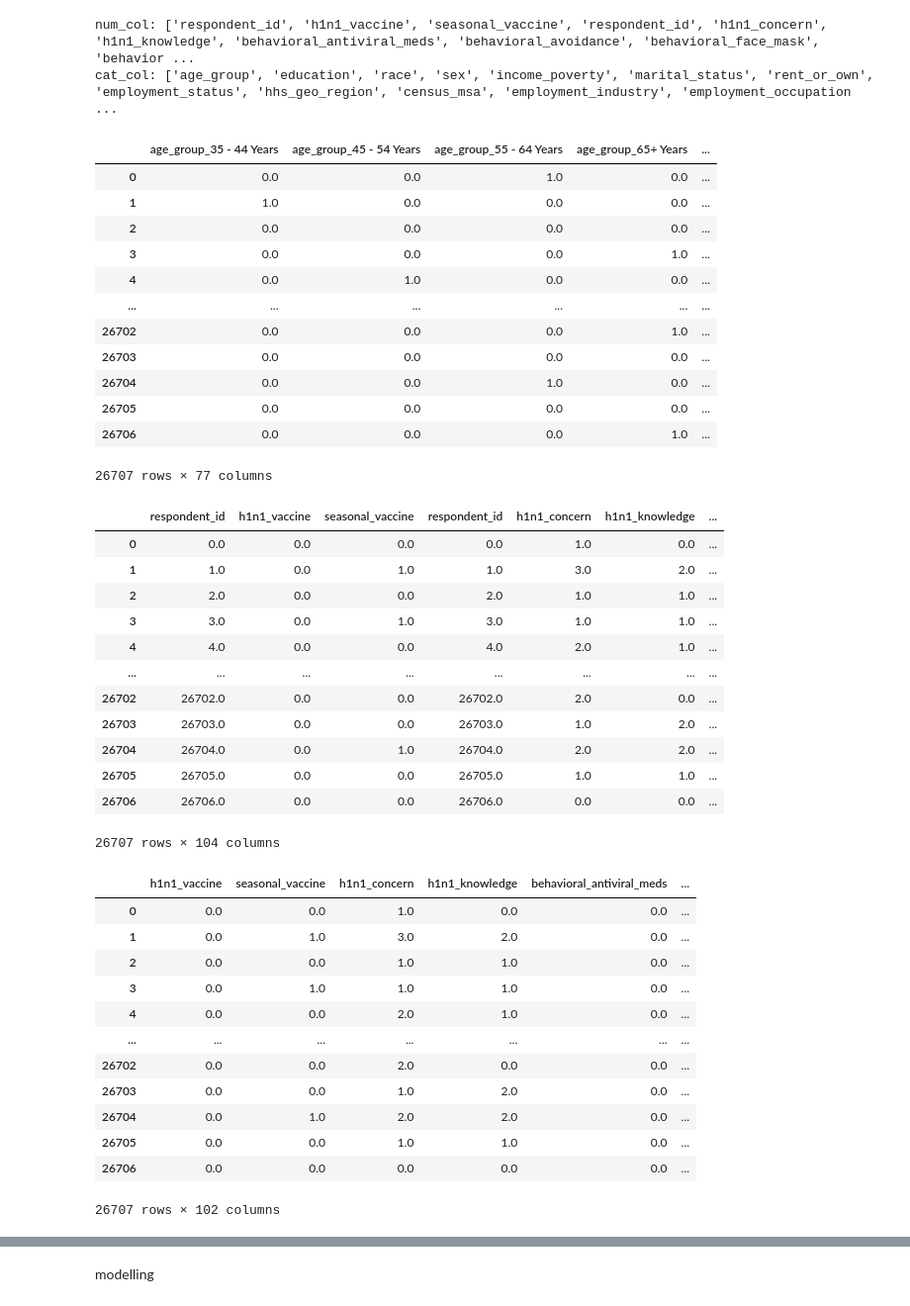
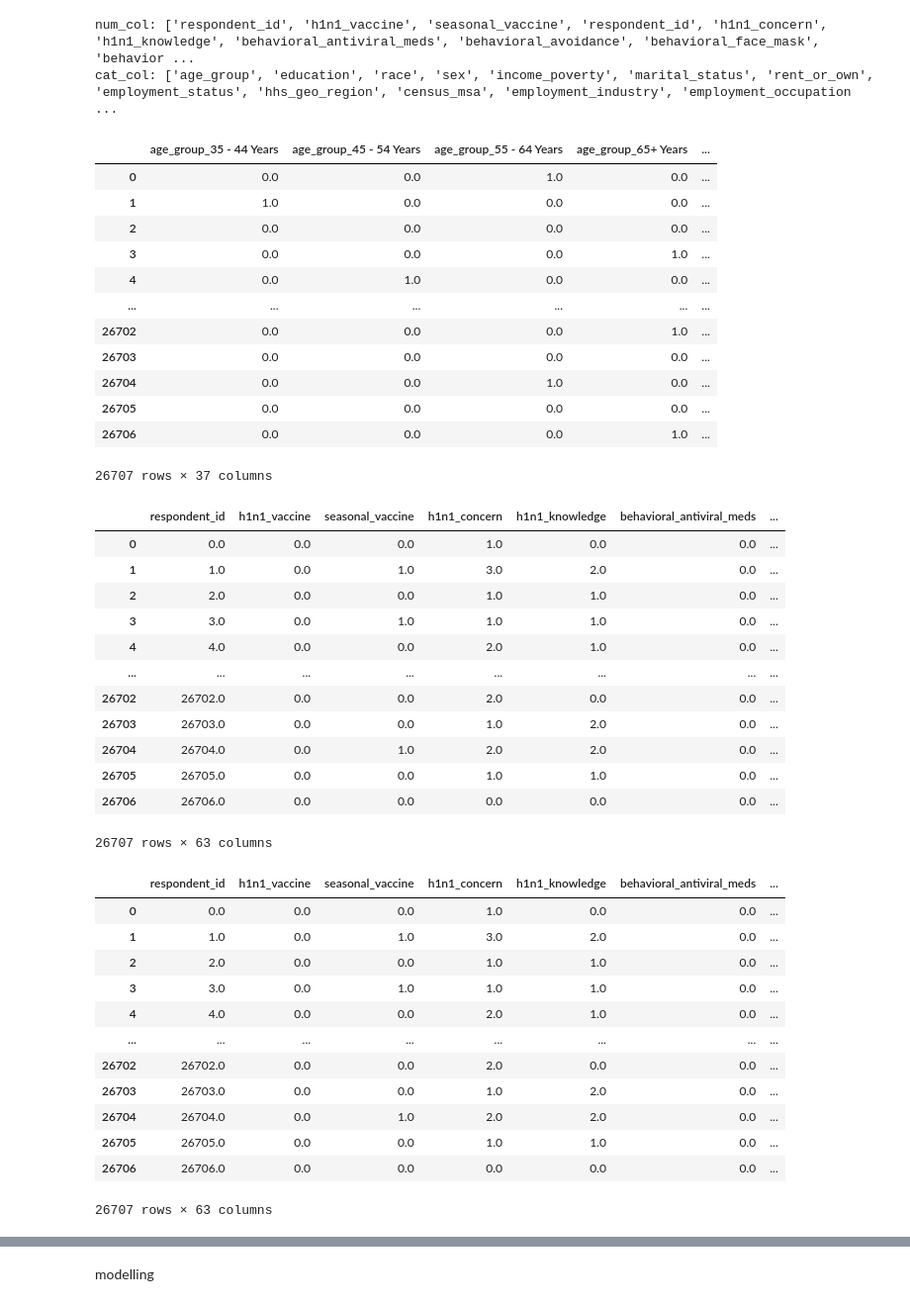
Before and after one commit to gshikanda/PHASE-3-PROJECT, a Jupyter notebook: H1N1 PROJECT.ipynb, the cells around one changed output, grey strips where cells are left out. Shown at 99% size. Saved outputs shown, nothing was run; the diff lists cells and outputs as text; code cells hidden in the pictures.

```diff
--- a/H1N1 PROJECT.ipynb
+++ b/H1N1 PROJECT.ipynb
@@ -425,6 +425,10 @@ print("cat_col:",categorical_columns)
 # %% [output]
 num_col: ['respondent_id', 'h1n1_vaccine', 'seasonal_vaccine', 'respondent_id', 'h1n1_concern', 'h1n1_knowledge', 'behavioral_antiviral_meds', 'behavioral_avoidance', 'behavioral_face_mask', 'behavior ...
 cat_col: ['age_group', 'education', 'race', 'sex', 'income_poverty', 'marital_status', 'rent_or_own', 'employment_status', 'hhs_geo_region', 'census_msa', 'employment_industry', 'employment_occupation ...
+# %%
+#drop irrelevant columns
+#categoricals=categoricals.drop(columns=['employment_occupation'])
+categoricals=categoricals.drop(columns=['employment_industry','census_msa','employment_status','rent_or_own','hhs_geo_region','income_poverty'])
 # %%
 #impute numericals
 from sklearn.impute import SimpleImputer
@@ -440,6 +444,7 @@ encoder.fit(data_cat)
 encoded_data=encoder.transform(data_cat)
 #create a new dataframe
 encoded_df = pd.DataFrame(encoded_data, columns=encoder.get_feature_names_out(data_cat.columns))
+
 encoded_df
 # %% [output]
 |  | age_group_35 - 44 Years | age_group_45 - 54 Years | age_group_55 - 64 Years | age_group_65+ Years | ... |
@@ -454,42 +459,44 @@ encoded_df
 | 26704 | 0.0 | 0.0 | 1.0 | 0.0 | ... |
 | 26705 | 0.0 | 0.0 | 0.0 | 0.0 | ... |
 | 26706 | 0.0 | 0.0 | 0.0 | 1.0 | ... |
-26707 rows × 77 columns
+26707 rows × 37 columns
 # %%
 #append the encoded data to numerical to make one dataframe
-new_training_feat=pd.concat([numericals,encoded_df],axis=1)
+new_training_feat=numericals.join(encoded_df)
+# new_training_feat.drop(axis=0, columns=['respondent_id'])
+new_training_feat = new_training_feat.loc[:, ~new_training_feat.columns.duplicated()]
 new_training_feat
 # %% [output]
-|  | respondent_id | h1n1_vaccine | seasonal_vaccine | respondent_id | h1n1_concern | h1n1_knowledge | ... |
-| 0 | 0.0 | 0.0 | 0.0 | 0.0 | 1.0 | 0.0 | ... |
-| 1 | 1.0 | 0.0 | 1.0 | 1.0 | 3.0 | 2.0 | ... |
-| 2 | 2.0 | 0.0 | 0.0 | 2.0 | 1.0 | 1.0 | ... |
-| 3 | 3.0 | 0.0 | 1.0 | 3.0 | 1.0 | 1.0 | ... |
-| 4 | 4.0 | 0.0 | 0.0 | 4.0 | 2.0 | 1.0 | ... |
+|  | respondent_id | h1n1_vaccine | seasonal_vaccine | h1n1_concern | h1n1_knowledge | behavioral_antiviral_meds | ... |
+| 0 | 0.0 | 0.0 | 0.0 | 1.0 | 0.0 | 0.0 | ... |
+| 1 | 1.0 | 0.0 | 1.0 | 3.0 | 2.0 | 0.0 | ... |
+| 2 | 2.0 | 0.0 | 0.0 | 1.0 | 1.0 | 0.0 | ... |
+| 3 | 3.0 | 0.0 | 1.0 | 1.0 | 1.0 | 0.0 | ... |
+| 4 | 4.0 | 0.0 | 0.0 | 2.0 | 1.0 | 0.0 | ... |
 | ... | ... | ... | ... | ... | ... | ... | ... |
-| 26702 | 26702.0 | 0.0 | 0.0 | 26702.0 | 2.0 | 0.0 | ... |
-| 26703 | 26703.0 | 0.0 | 0.0 | 26703.0 | 1.0 | 2.0 | ... |
-| 26704 | 26704.0 | 0.0 | 1.0 | 26704.0 | 2.0 | 2.0 | ... |
-| 26705 | 26705.0 | 0.0 | 0.0 | 26705.0 | 1.0 | 1.0 | ... |
-| 26706 | 26706.0 | 0.0 | 0.0 | 26706.0 | 0.0 | 0.0 | ... |
+| 26702 | 26702.0 | 0.0 | 0.0 | 2.0 | 0.0 | 0.0 | ... |
+| 26703 | 26703.0 | 0.0 | 0.0 | 1.0 | 2.0 | 0.0 | ... |
+| 26704 | 26704.0 | 0.0 | 1.0 | 2.0 | 2.0 | 0.0 | ... |
+| 26705 | 26705.0 | 0.0 | 0.0 | 1.0 | 1.0 | 0.0 | ... |
+| 26706 | 26706.0 | 0.0 | 0.0 | 0.0 | 0.0 | 0.0 | ... |
-26707 rows × 104 columns
+26707 rows × 63 columns
 # %%
-new_training=new_training_feat.drop(new_training_feat.columns[0],axis=1)
+new_training=new_training_feat
 new_training
 # %% [output]
-|  | h1n1_vaccine | seasonal_vaccine | h1n1_concern | h1n1_knowledge | behavioral_antiviral_meds | ... |
-| 0 | 0.0 | 0.0 | 1.0 | 0.0 | 0.0 | ... |
-| 1 | 0.0 | 1.0 | 3.0 | 2.0 | 0.0 | ... |
-| 2 | 0.0 | 0.0 | 1.0 | 1.0 | 0.0 | ... |
-| 3 | 0.0 | 1.0 | 1.0 | 1.0 | 0.0 | ... |
-| 4 | 0.0 | 0.0 | 2.0 | 1.0 | 0.0 | ... |
-| ... | ... | ... | ... | ... | ... | ... |
-| 26702 | 0.0 | 0.0 | 2.0 | 0.0 | 0.0 | ... |
-| 26703 | 0.0 | 0.0 | 1.0 | 2.0 | 0.0 | ... |
-| 26704 | 0.0 | 1.0 | 2.0 | 2.0 | 0.0 | ... |
-| 26705 | 0.0 | 0.0 | 1.0 | 1.0 | 0.0 | ... |
-| 26706 | 0.0 | 0.0 | 0.0 | 0.0 | 0.0 | ... |
+|  | respondent_id | h1n1_vaccine | seasonal_vaccine | h1n1_concern | h1n1_knowledge | behavioral_antiviral_meds | ... |
+| 0 | 0.0 | 0.0 | 0.0 | 1.0 | 0.0 | 0.0 | ... |
+| 1 | 1.0 | 0.0 | 1.0 | 3.0 | 2.0 | 0.0 | ... |
+| 2 | 2.0 | 0.0 | 0.0 | 1.0 | 1.0 | 0.0 | ... |
+| 3 | 3.0 | 0.0 | 1.0 | 1.0 | 1.0 | 0.0 | ... |
+| 4 | 4.0 | 0.0 | 0.0 | 2.0 | 1.0 | 0.0 | ... |
+| ... | ... | ... | ... | ... | ... | ... | ... |
+| 26702 | 26702.0 | 0.0 | 0.0 | 2.0 | 0.0 | 0.0 | ... |
+| 26703 | 26703.0 | 0.0 | 0.0 | 1.0 | 2.0 | 0.0 | ... |
+| 26704 | 26704.0 | 0.0 | 1.0 | 2.0 | 2.0 | 0.0 | ... |
+| 26705 | 26705.0 | 0.0 | 0.0 | 1.0 | 1.0 | 0.0 | ... |
+| 26706 | 26706.0 | 0.0 | 0.0 | 0.0 | 0.0 | 0.0 | ... |
-26707 rows × 102 columns
+26707 rows × 63 columns
 # %%
 null=new_training.isnull().sum()
 print(null)
```
Also changed, not shown: parts of 20 cells of this notebook.
